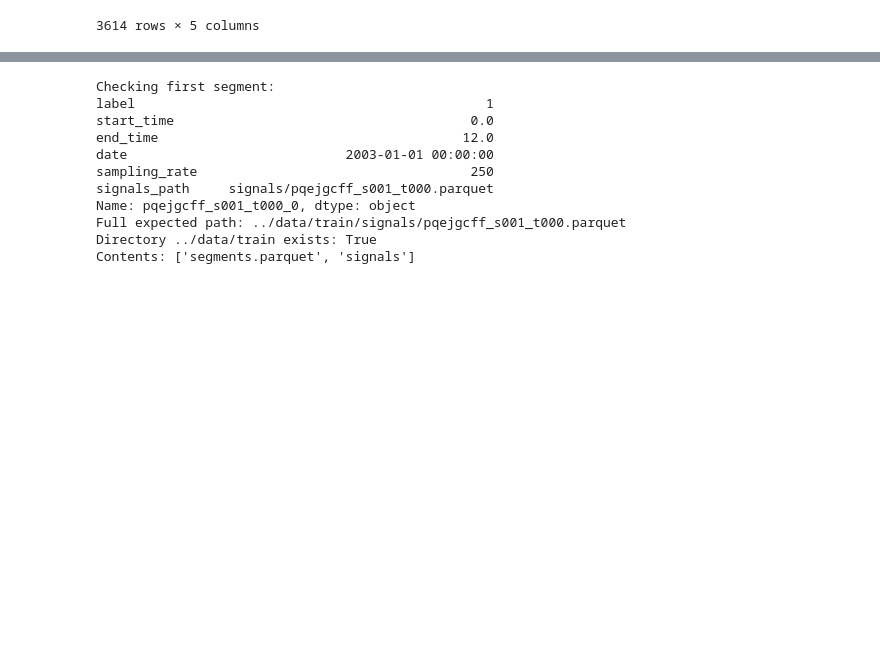
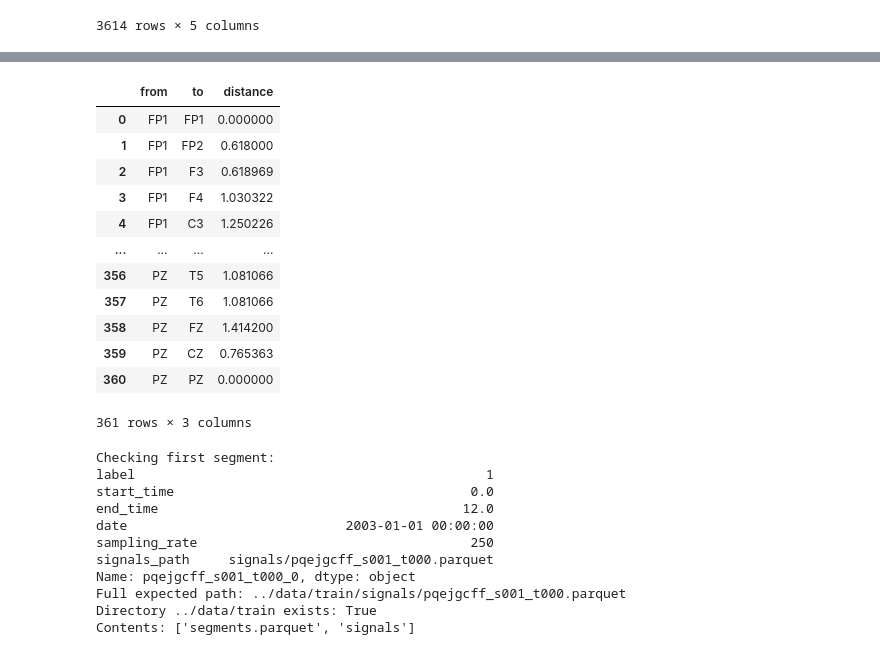
Before and after one commit to bybel/NML, a Jupyter notebook: nml_project/GAT.ipynb, the cells around one changed output, grey strips where cells are left out. Drawn from its saved outputs; the diff is of its cells as text; code cells hidden in the pictures; blank space fills up the shorter version.

```diff
--- a/nml_project/GAT.ipynb
+++ b/nml_project/GAT.ipynb
@@ -154,4 +133,21 @@ display(
 | 12012 | -237.732057 | -68.664586 | 1060.181213 | -177.002045 | 1061.401917 | -143.127515 | 556.640913 | -264.892715 | -1433.716562 | -536.499301 | -15.258797 | ... |
 | 12013 | -212.804001 | -52.586633 | 1044.215693 | -196.629676 | 1053.981323 | -144.444591 | 557.154894 | -263.768383 | -1432.592230 | -526.524866 | 3.870916 | ... |
 | 12014 | -194.509507 | -28.798972 | 1059.458428 | -172.231663 | 1071.360289 | -145.986532 | 548.288730 | -266.836204 | -1439.627338 | -566.213800 | 8.737669 | ... |
+# %%
+
+distances
+# %% [output]
+|  | from | to | distance |
+| 0 | FP1 | FP1 | 0.000000 |
+| 1 | FP1 | FP2 | 0.618000 |
+| 2 | FP1 | F3 | 0.618969 |
+| 3 | FP1 | F4 | 1.030322 |
+| 4 | FP1 | C3 | 1.250226 |
+| ... | ... | ... | ... |
+| 356 | PZ | T5 | 1.081066 |
+| 357 | PZ | T6 | 1.081066 |
+| 358 | PZ | FZ | 1.414200 |
+| 359 | PZ | CZ | 0.765363 |
+| 360 | PZ | PZ | 0.000000 |
+361 rows × 3 columns
 # %%
```
Also changed, not shown: parts of 20 cells of this notebook.
